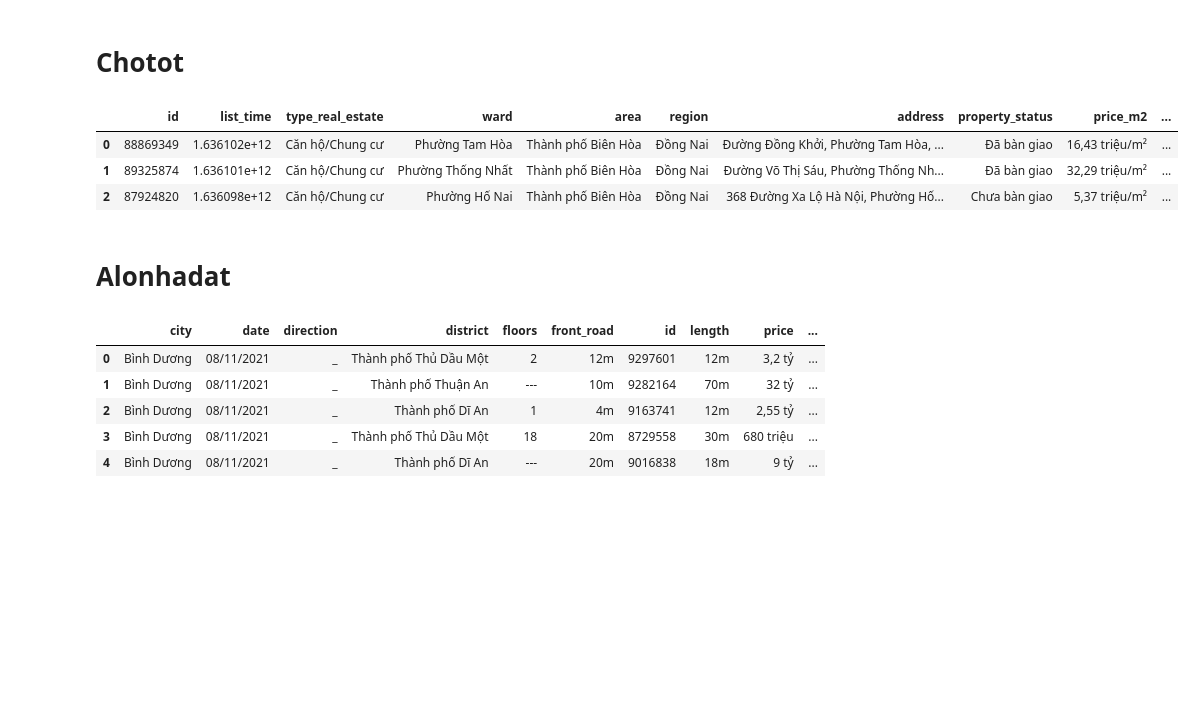
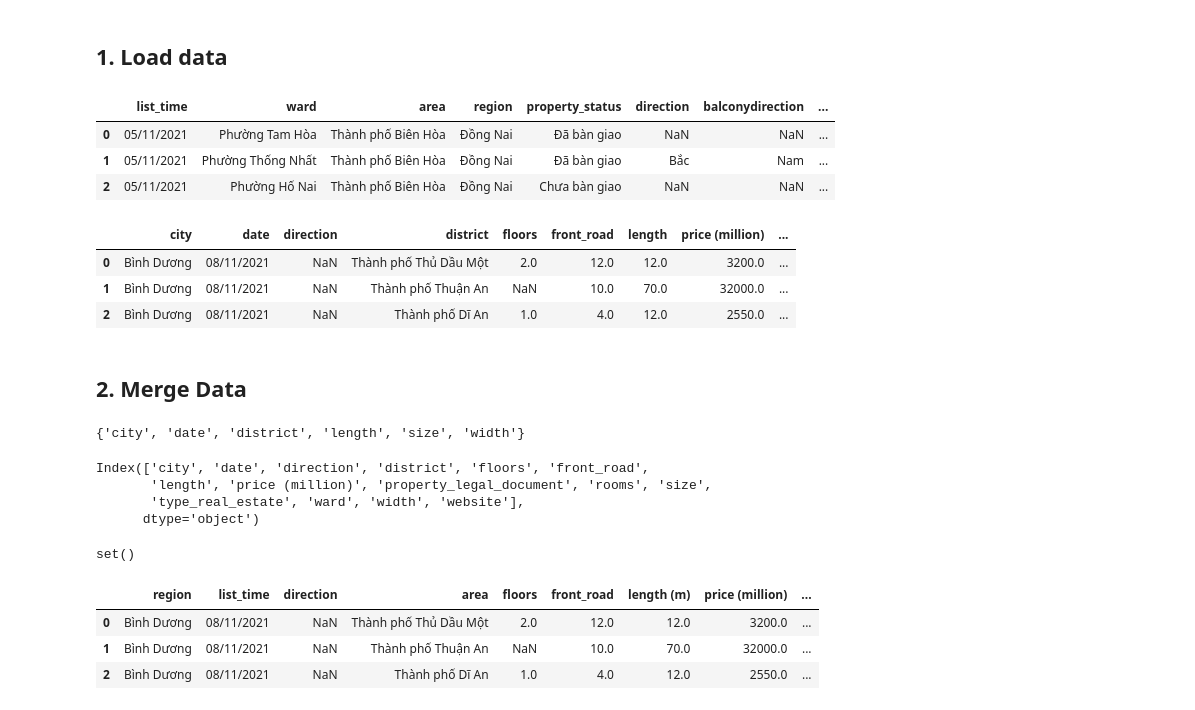
Before and after one commit to DaiVo20/-Real-Estate-Data-Analysis, a Jupyter notebook: EDA.ipynb, the cells around one changed output. Cells and saved outputs as stored; diff of their text form; code cells hidden in the pictures; blank space fills up the shorter version.

Commit message:
merge data, simple  EDA

```diff
--- a/EDA.ipynb
+++ b/EDA.ipynb
@@ -14,3 +17,3 @@ pd.options.display.max_rows
-# %% [markdown]
-# Chotot
+# %% [markdown]
+## 1. Load data
 # %%
@@ -18,9 +23,56 @@ chotot_df = pd.read_csv("BatDongSan/chotot.csv")
+# %%
+chotot_df.drop(labels= ['address', 'type_real_estate'], axis=1, inplace=True)
+chotot_df.rename(columns={'ahl_type': 'type_real_estate'}, inplace=True)
+chotot_df['website'] = 'Chotot'
+chotot_df['front_road'] = np.nan
+chotot_df.head(3)
+# %% [output]
+|  | list_time | ward | area | region | property_status | direction | balconydirection | ... |
+| 0 | 05/11/2021 | Phường Tam Hòa | Thành phố Biên Hòa | Đồng Nai | Đã bàn giao | NaN | NaN | ... |
+| 1 | 05/11/2021 | Phường Thống Nhất | Thành phố Biên Hòa | Đồng Nai | Đã bàn giao | Bắc | Nam | ... |
+| 2 | 05/11/2021 | Phường Hố Nai | Thành phố Biên Hòa | Đồng Nai | Chưa bàn giao | NaN | NaN | ... |
+# %%
+alonhadat_df['website'] = 'alonhadat'
+alonhadat_df.head(3)
+# %% [output]
+|  | city | date | direction | district | floors | front_road | length | price (million) | ... |
+| 0 | Bình Dương | 08/11/2021 | NaN | Thành phố Thủ Dầu Một | 2.0 | 12.0 | 12.0 | 3200.0 | ... |
+| 1 | Bình Dương | 08/11/2021 | NaN | Thành phố Thuận An | NaN | 10.0 | 70.0 | 32000.0 | ... |
+| 2 | Bình Dương | 08/11/2021 | NaN | Thành phố Dĩ An | 1.0 | 4.0 | 12.0 | 2550.0 | ... |
+# %%
+alonhadat_df['price (million)'] = alonhadat_df['price (million)'].apply(lambda x: np.nan if x == 'Thỏa thuận' else x)
+# %%
+alonhadat_df['price (million)'] = alonhadat_df['price (million)'].apply(lambda x: float(x))
+# %% [markdown]
+## 2. Merge Data
+# %%
+chotot_cols = set(chotot_df.columns)
+alo_cols = set(alonhadat_df.columns)
+alo_cols.difference(chotot_cols)
+# %% [output]
+{'city', 'date', 'district', 'length', 'size', 'width'}
+# %%
+alonhadat_df.columns
+# %% [output]
+Index(['city', 'date', 'direction', 'district', 'floors', 'front_road',
+       'length', 'price (million)', 'property_legal_document', 'rooms', 'size',
+       'type_real_estate', 'ward', 'width', 'website'],
+      dtype='object')
+# %%
+alo_cols = ['region', 'list_time', 'direction', 'area', 'floors', 'front_road',
+            'length (m)', 'price (million)', 'property_legal_document', 'rooms', 'size (m2)',
+            'type_real_estate', 'ward', 'width (m)', 'website']
+# %%
+chotot_cols = set(chotot_df.columns)
+set(alo_cols).difference(chotot_cols)
+# %% [output]
+set()
+# %%
+alonhadat_df.columns = alo_cols # doi tem thuoc tinh trung voi chotot
 # %%
-chotot_df.head(3)
+alonhadat_df.head(3)
 # %% [output]
-|  | id | list_time | type_real_estate | ward | area | region | address | property_status | price_m2 | ... |
-| 0 | 88869349 | 1.636102e+12 | Căn hộ/Chung cư | Phường Tam Hòa | Thành phố Biên Hòa | Đồng Nai | Đường Đồng Khởi, Phường Tam Hòa, ... | Đã bàn giao | 16,43 triệu/m² | ... |
-| 1 | 89325874 | 1.636101e+12 | Căn hộ/Chung cư | Phường Thống Nhất | Thành phố Biên Hòa | Đồng Nai | Đường Võ Thị Sáu, Phường Thống Nh... | Đã bàn giao | 32,29 triệu/m² | ... |
-| 2 | 87924820 | 1.636098e+12 | Căn hộ/Chung cư | Phường Hố Nai | Thành phố Biên Hòa | Đồng Nai | 368 Đường Xa Lộ Hà Nội, Phường Hố... | Chưa bàn giao | 5,37 triệu/m² | ... |
+|  | region | list_time | direction | area | floors | front_road | length (m) | price (million) | ... |
+| 0 | Bình Dương | 08/11/2021 | NaN | Thành phố Thủ Dầu Một | 2.0 | 12.0 | 12.0 | 3200.0 | ... |
+| 1 | Bình Dương | 08/11/2021 | NaN | Thành phố Thuận An | NaN | 10.0 | 70.0 | 32000.0 | ... |
+| 2 | Bình Dương | 08/11/2021 | NaN | Thành phố Dĩ An | 1.0 | 4.0 | 12.0 | 2550.0 | ... |
-# %% [markdown]
-# Alonhadat
@@ -29,9 +78,0 @@ alonhadat_df = pd.read_csv("AloNhaDat/AloNhaDat.csv")
-# %%
-alonhadat_df.head()
-# %% [output]
-|  | city | date | direction | district | floors | front_road | id | length | price | ... |
-| 0 | Bình Dương | 08/11/2021 | _ | Thành phố Thủ Dầu Một | 2 | 12m | 9297601 | 12m | 3,2 tỷ | ... |
-| 1 | Bình Dương | 08/11/2021 | _ | Thành phố Thuận An | --- | 10m | 9282164 | 70m | 32 tỷ | ... |
-| 2 | Bình Dương | 08/11/2021 | _ | Thành phố Dĩ An | 1 | 4m | 9163741 | 12m | 2,55 tỷ | ... |
-| 3 | Bình Dương | 08/11/2021 | _ | Thành phố Thủ Dầu Một | 18 | 20m | 8729558 | 30m | 680 triệu | ... |
-| 4 | Bình Dương | 08/11/2021 | _ | Thành phố Dĩ An | --- | 20m | 9016838 | 18m | 9 tỷ | ... |
```
Also changed, not shown: parts of 24 cells of this notebook, 1 other file.
